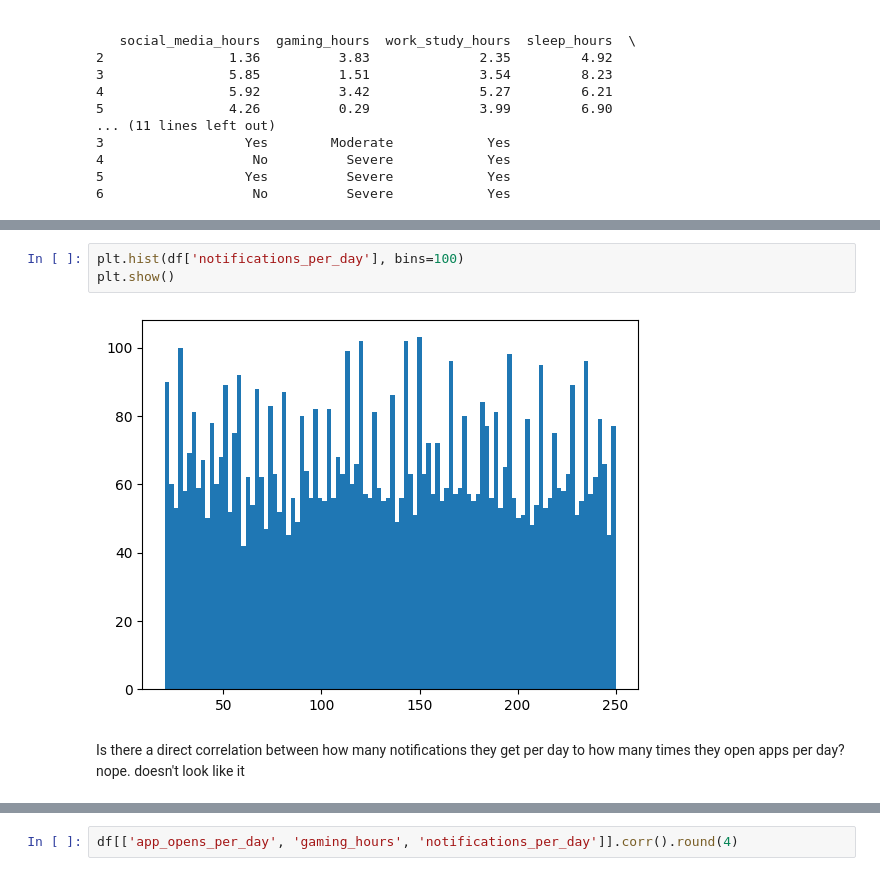
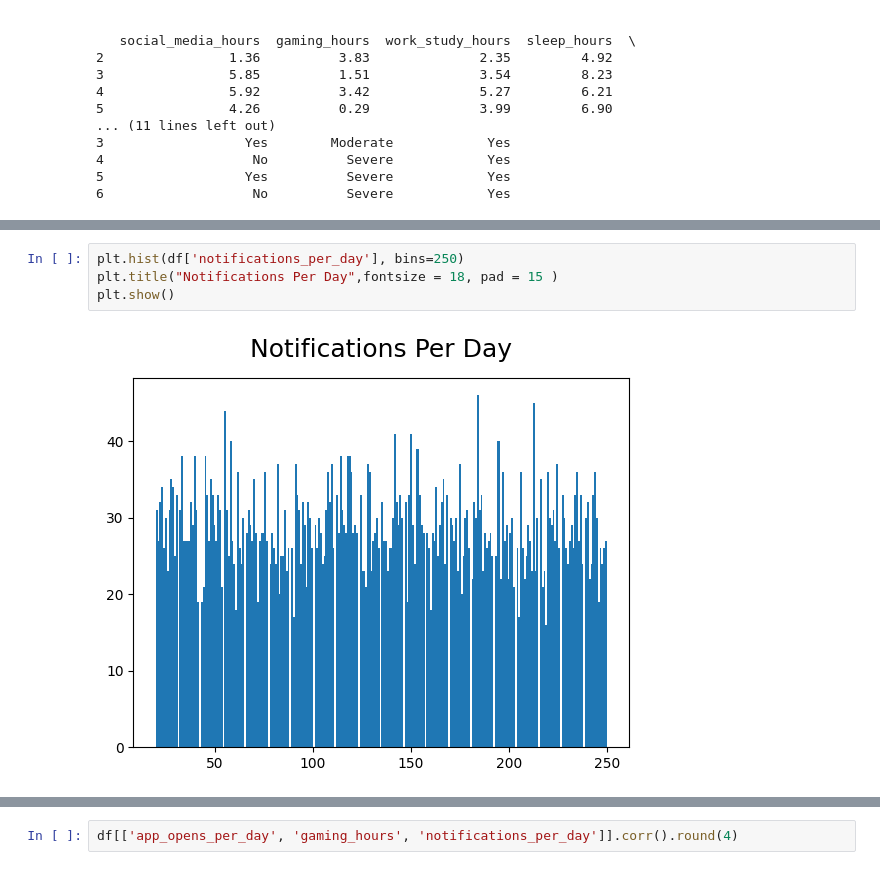
Before and after one commit to BugBananaLiver/Smartphone_Addiction_Analysis, a Jupyter notebook: Data_Cleanup.ipynb, the cells around one changed output, grey strips where cells are left out. Drawn from its saved outputs; the diff is of its cells as text.

```diff
--- a/Data_Cleanup.ipynb
+++ b/Data_Cleanup.ipynb
@@ -254,12 +292,10 @@ plt.show()
 histogram - what is the frequency of notifications per day? This didn't really show me anything
 # %%
-plt.hist(df['notifications_per_day'], bins=100)
+plt.hist(df['notifications_per_day'], bins=250)
+plt.title("Notifications Per Day",fontsize = 18, pad = 15 )
 plt.show()
 # %% [output]
-[figure, old version]
+[figure, new version]
-# %% [markdown]
-Is there a direct correlation between how many notifications they get per day to how many times they open apps per day?
-nope. doesn't look like it
 # %%
 plt.scatter(
     df["notifications_per_day"],
```
Also changed, not shown: parts of 23 cells of this notebook.
